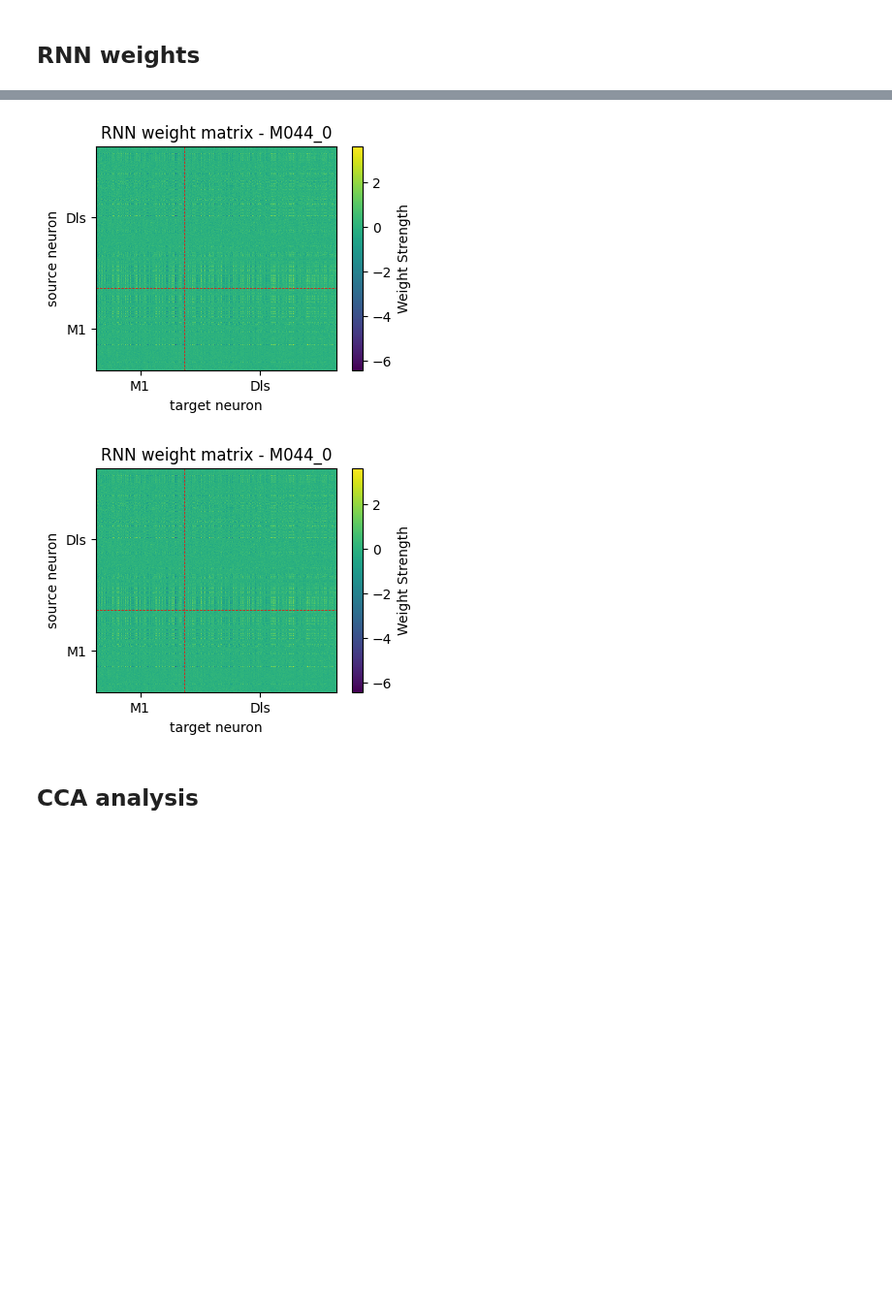
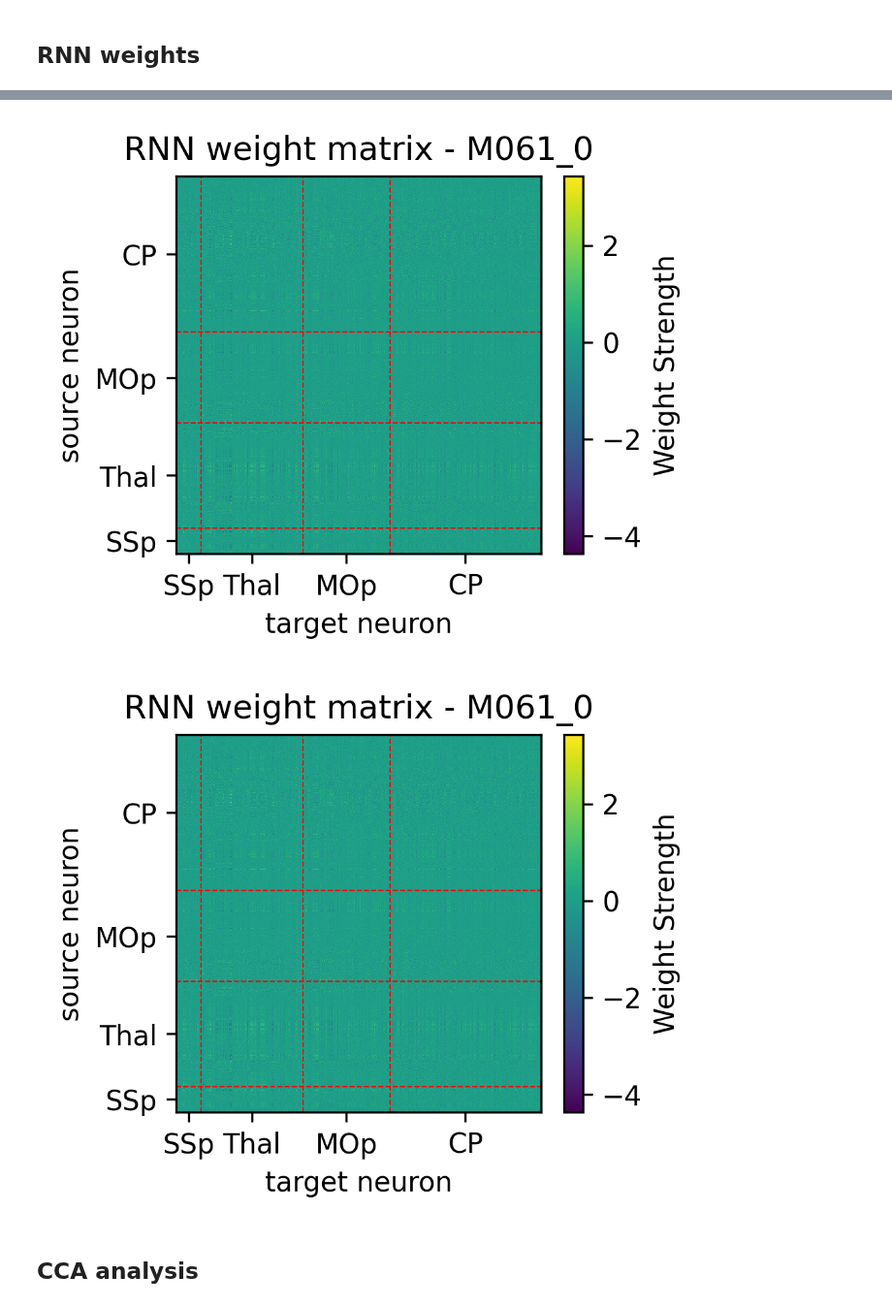
Before and after one commit to martinesparza/earthquake-analysis, a Jupyter notebook: notebooks/across_session_analysis/rnn_analysis.ipynb, the cells around one changed output, grey strips where cells are left out. Shown at 97% size. Cells and saved outputs as stored; diff of their text form; code cells hidden in the pictures; blank space fills up the shorter version.

```diff
--- a/notebooks/across_session_analysis/rnn_analysis.ipynb
+++ b/notebooks/across_session_analysis/rnn_analysis.ipynb
@@ -343,7 +350,7 @@ def plot_rnn_weight_matrix(rnn_model, regions, session):
     # Extract boundaries dynamically
     boundaries = [region[1][-1] for region in regions]
 
-    fig, ax = plt.subplots(figsize=[4, 3])
+    fig, ax = plt.subplots(figsize=[3, 2.5], dpi = 300)
     cax = ax.pcolormesh(range(neuron_num), range(neuron_num), matrix, cmap="viridis")
     fig.colorbar(cax, label="Weight Strength")
 
@@ -366,12 +373,14 @@ def plot_rnn_weight_matrix(rnn_model, regions, session):
     ax.set_xlabel('target neuron')
     ax.set_ylabel('source neuron')
 
+    plt.show()
+
     return fig
 # %%
-plot_rnn_weight_matrix(rnn_models_dict['M044'][0], regions = pyal_dict_44_0['regions_arr'], session="M044_0")
+plot_rnn_weight_matrix(rnn_models_dict['M061'][0], regions = pyal_dict_61_0['regions_arr'], session="M061_0")
 # %% [output]
-[figure, old version]
+[figure, new version]
-[figure, old version]
+[figure, new version]
 # %% [markdown]
 ## CCA analysis
 # %%
```
Also changed, not shown: parts of 8 cells of this notebook, 9 other files.
